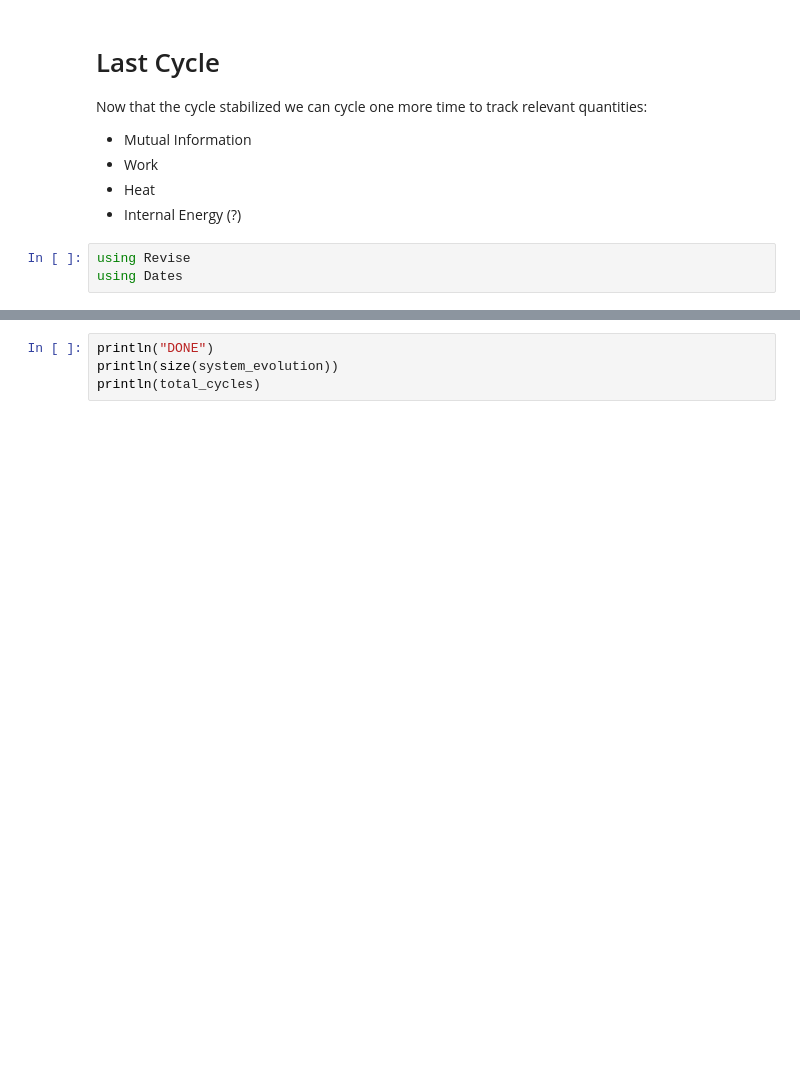
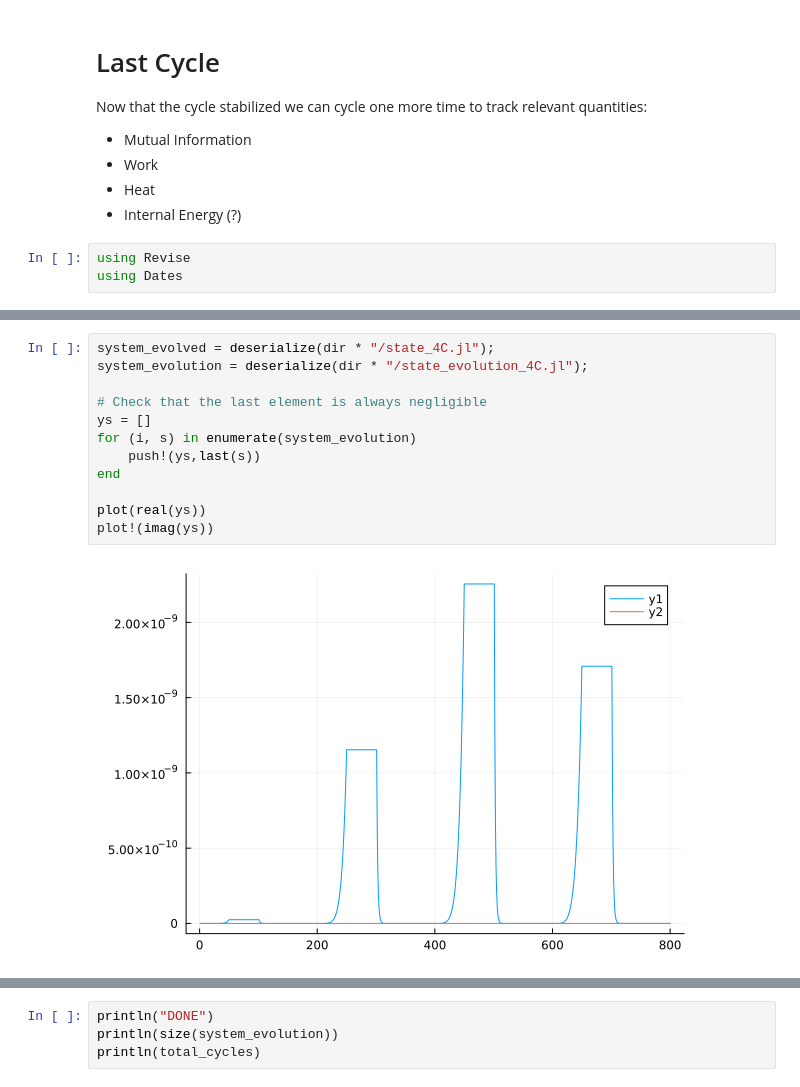
Before and after one commit to fedesss98/phaseonium-thermodynamics, a Jupyter notebook: julia/07-last-cycle.ipynb, the cells around one changed output, grey strips where cells are left out. Saved outputs shown, nothing was run; the diff lists cells and outputs as text; blank space fills up the shorter version.

```diff
--- a/julia/07-last-cycle.ipynb
+++ b/julia/07-last-cycle.ipynb
@@ -97,0 +114,14 @@ Isochoric Stroke
+# %%
+system_evolved = deserialize(dir * "/state_4C.jl");
+system_evolution = deserialize(dir * "/state_evolution_4C.jl");
+
+# Check that the last element is always negligible
+ys = []
+for (i, s) in enumerate(system_evolution)
+    push!(ys,last(s))
+end
+
+plot(real(ys))
+plot!(imag(ys))
+# %% [output]
+[figure, added]
```
Also changed, not shown: parts of 3 cells of this notebook, 1 other file.
